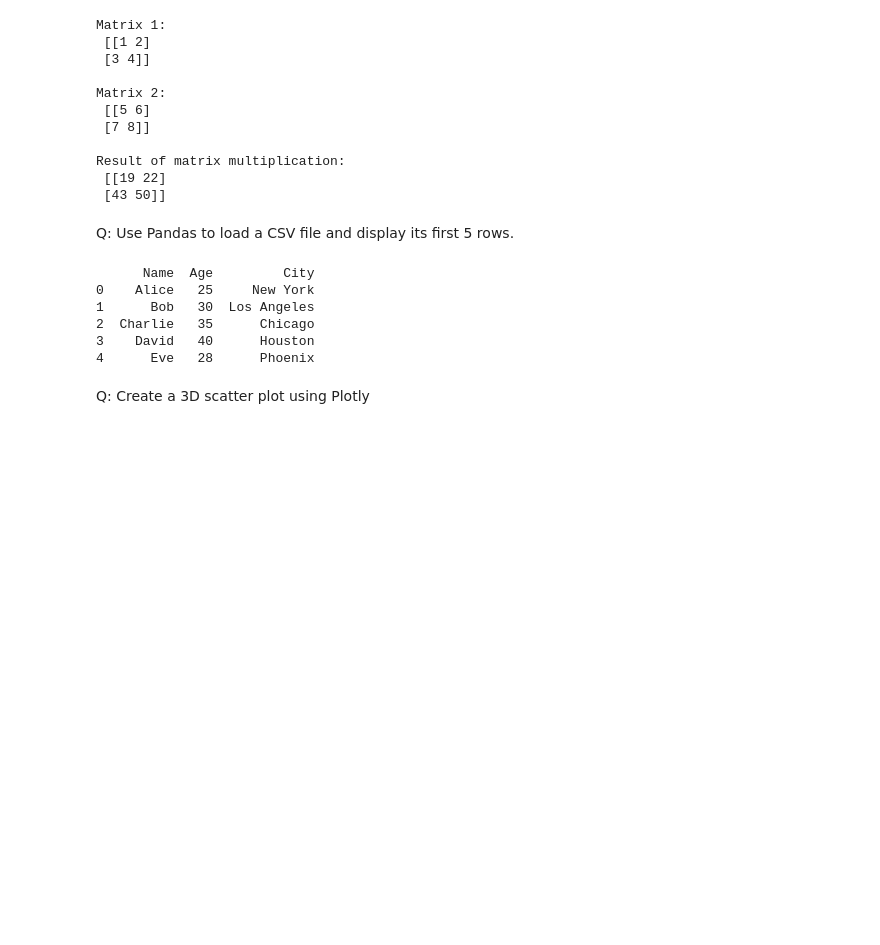
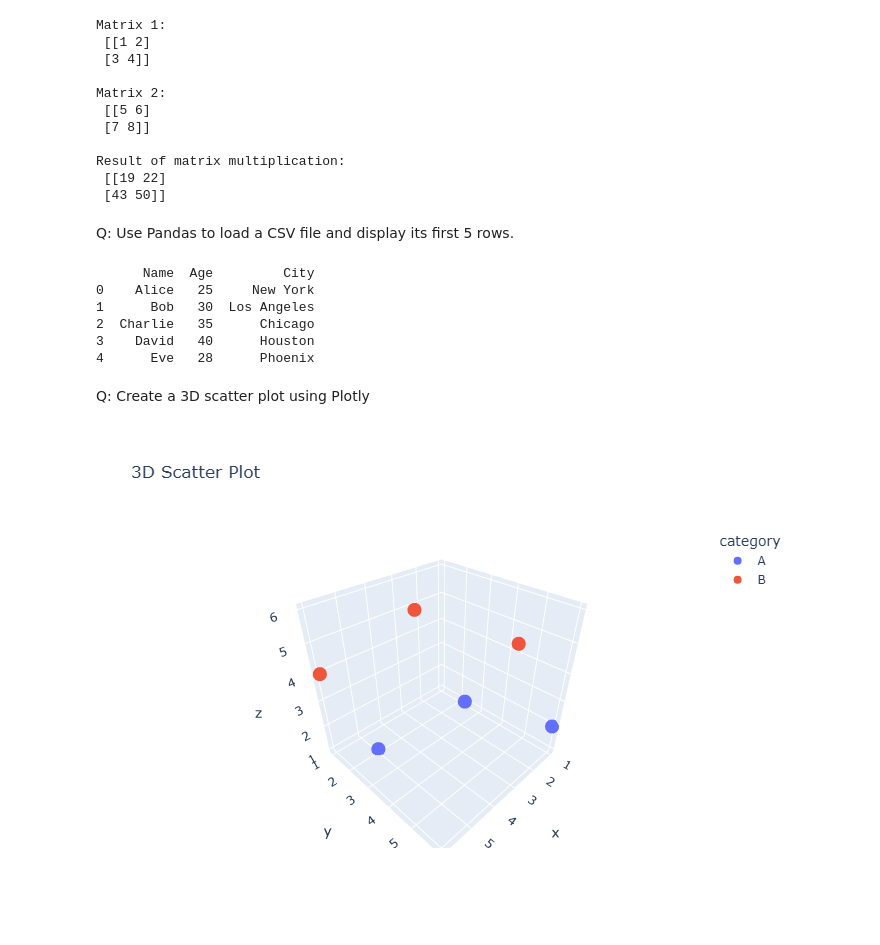
Before and after one commit to tathavms/pwskills, a Jupyter notebook: Assignmnet6NumpyPandas.ipynb, the cells around one changed output. Cells and saved outputs as stored; diff of their text form; code cells hidden in the pictures; blank space fills up the shorter version.

```diff
--- a/Assignmnet6NumpyPandas.ipynb
+++ b/Assignmnet6NumpyPandas.ipynb
@@ -386,16 +394,24 @@ Q: Create a 3D scatter plot using Plotly
 # %%
 import plotly.express as px
 import pandas as pd
+from IPython.display import Image
 
 # Create some sample 3D data
 df = pd.DataFrame({
     'x': [1, 2, 3, 4, 5, 6],
     'y': [6, 5, 4, 3, 2, 1],
     'z': [2, 5, 3, 6, 1, 4],
     'category': ['A', 'B', 'A', 'B', 'A', 'B']
 })
 
 # Create a 3D scatter plot
 fig = px.scatter_3d(df, x='x', y='y', z='z',
                     color='category', title="3D Scatter Plot")
-fig.show()
+
+# Save as static image
+fig.write_image('scatter3d.png')
+
+# Display in notebook
+Image(filename='scatter3d.png')
+# %% [output]
+[figure, added]
```
Also changed, not shown: parts of 2 cells of this notebook.
